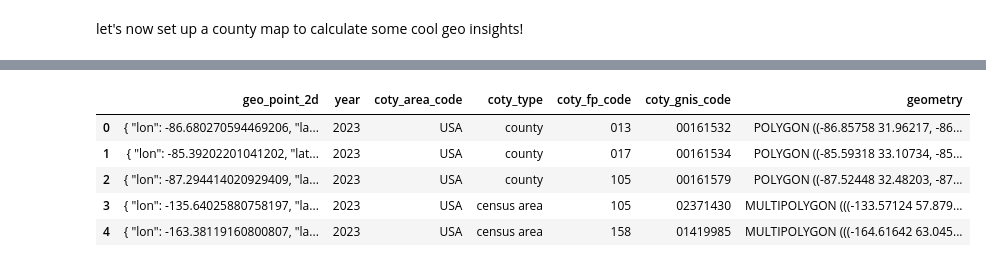
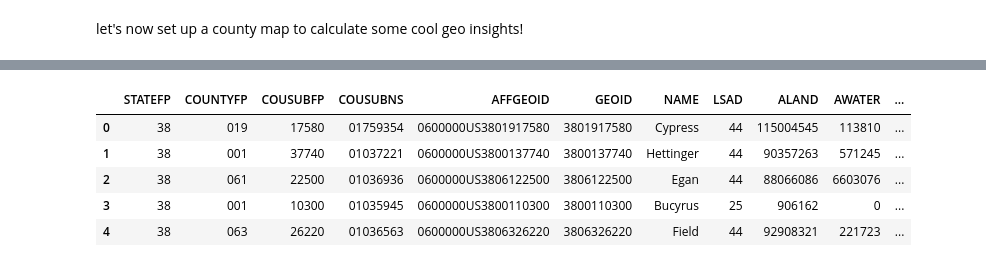
Before and after one commit to aangelsalazarr/emissions_tracker, a Jupyter notebook: bakken_ET.ipynb, the cells around one changed output, grey strips where cells are left out. Saved outputs shown, nothing was run; the diff lists cells and outputs as text; code cells hidden in the pictures.

```diff
--- a/bakken_ET.ipynb
+++ b/bakken_ET.ipynb
@@ -184,6 +210,6 @@ plt.show()
 let's now set up a county map to calculate some cool geo insights!
 # %%
 # loading in our map data
-usa_map = gpd.read_file("mapping_data/usa_county.geojson")
-usa_map.plot()
+nd_map = gpd.read_file("mapping_data/north_dakota_county.geojson")
+nd_map.plot(facecolor="none", edgecolor="maroon", linewidth=0.25)
 # %% [output]
@@ -197,9 +218,9 @@ Skipping field coty_name_long: unsupported OGR type: 5
 # %%
-usa_map.head()
+nd_map.head(5)
 # %% [output]
-|  | geo_point_2d | year | coty_area_code | coty_type | coty_fp_code | coty_gnis_code | geometry |
-| 0 | { "lon": -86.680270594469206, "la... | 2023 | USA | county | 013 | 00161532 | POLYGON ((-86.85758 31.96217, -86... |
-| 1 | { "lon": -85.39202201041202, "lat... | 2023 | USA | county | 017 | 00161534 | POLYGON ((-85.59318 33.10734, -85... |
-| 2 | { "lon": -87.294414020929409, "la... | 2023 | USA | county | 105 | 00161579 | POLYGON ((-87.52448 32.48203, -87... |
-| 3 | { "lon": -135.64025880758197, "la... | 2023 | USA | census area | 105 | 02371430 | MULTIPOLYGON (((-133.57124 57.879... |
-| 4 | { "lon": -163.38119160800807, "la... | 2023 | USA | census area | 158 | 01419985 | MULTIPOLYGON (((-164.61642 63.045... |
+|  | STATEFP | COUNTYFP | COUSUBFP | COUSUBNS | AFFGEOID | GEOID | NAME | LSAD | ALAND | AWATER | ... |
+| 0 | 38 | 019 | 17580 | 01759354 | 0600000US3801917580 | 3801917580 | Cypress | 44 | 115004545 | 113810 | ... |
+| 1 | 38 | 001 | 37740 | 01037221 | 0600000US3800137740 | 3800137740 | Hettinger | 44 | 90357263 | 571245 | ... |
+| 2 | 38 | 061 | 22500 | 01036936 | 0600000US3806122500 | 3806122500 | Egan | 44 | 88066086 | 6603076 | ... |
+| 3 | 38 | 001 | 10300 | 01035945 | 0600000US3800110300 | 3800110300 | Bucyrus | 25 | 906162 | 0 | ... |
+| 4 | 38 | 063 | 26220 | 01036563 | 0600000US3806326220 | 3806326220 | Field | 44 | 92908321 | 221723 | ... |
```
Also changed, not shown: parts of 10 cells of this notebook, 3 other files.
